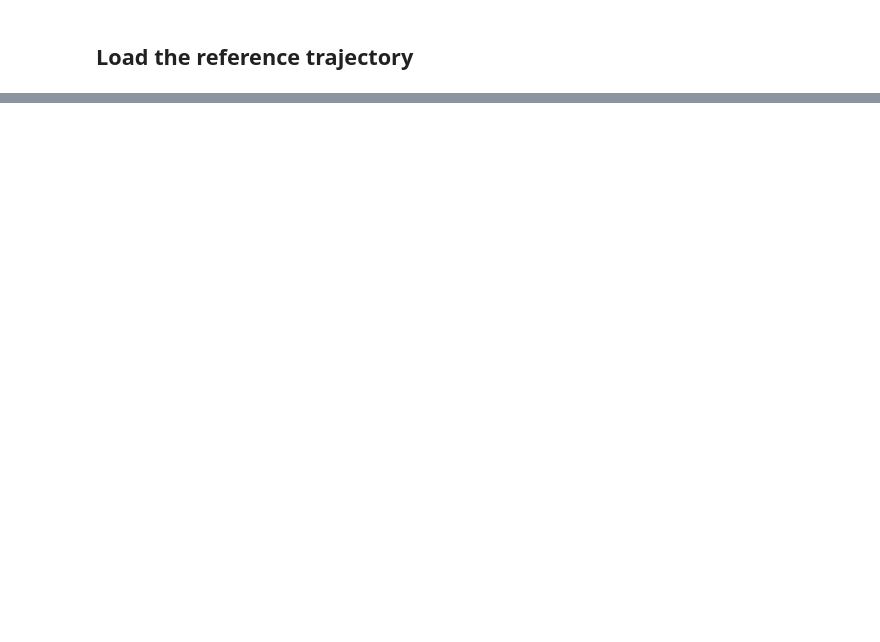
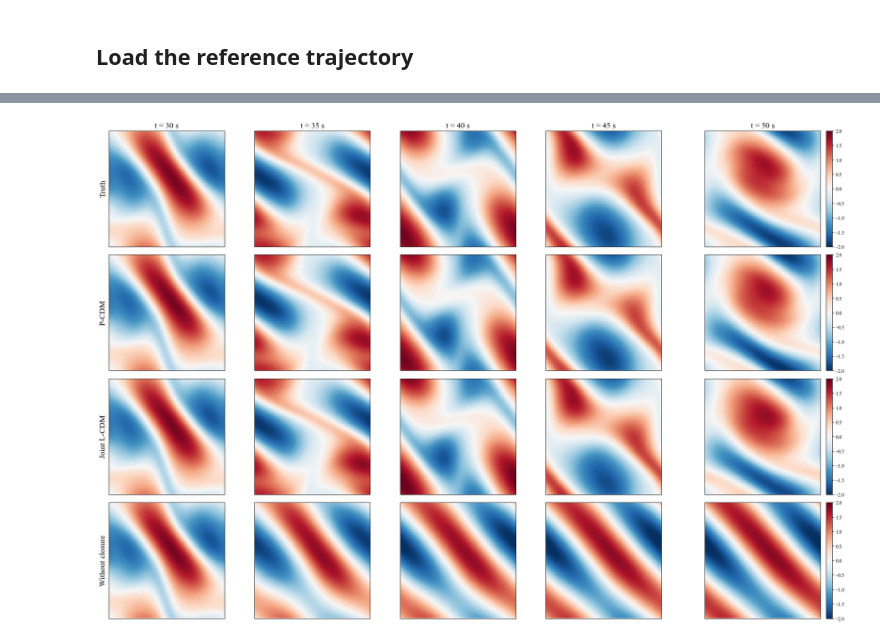
Before and after one commit to AIMS-Madison/Latent_Diffusion_Closures, a Jupyter notebook: running_demo.ipynb, the cells around one changed output, grey strips where cells are left out. Cells and saved outputs as stored; diff of their text form; code cells hidden in the pictures; blank space fills up the shorter version.

```diff
--- a/running_demo.ipynb
+++ b/running_demo.ipynb
@@ -351,7 +266,7 @@ Running 20000 steps with dt=0.001, recording every 5000 steps.
 # %%
 set_seed(42)
 pcdm_solution, simulation_times, pcdm_runtime = solve_vorticity_with_closure(
-    w0=ensemble_initial_vorticity,
+    initial_vorticity=ensemble_initial_vorticity,
     closure_sampler=sample_pcdm_closure,
     **simulation_kwargs,
 )
@@ -364,7 +276,7 @@ P-CDM runtime: 904.41 seconds
 # %%
 set_seed(42)
 joint_solution, _, joint_runtime = solve_vorticity_with_closure(
-    w0=ensemble_initial_vorticity,
+    initial_vorticity=ensemble_initial_vorticity,
     closure_sampler=sample_joint_closure,
     **simulation_kwargs,
 )
@@ -377,6 +286,6 @@ Joint L-CDM runtime: 324.68 seconds
 # %%
 baseline_solution, _, baseline_runtime = solve_vorticity_with_closure(
-    w0=ensemble_initial_vorticity,
+    initial_vorticity=ensemble_initial_vorticity,
     closure_sampler=None,
     **simulation_kwargs,
 )
@@ -456,0 +295,51 @@ plt.show()
+# %%
+snapshot_count = pcdm_solution.shape[-1]
+truth_snapshots = reference_solution[:1, ..., :snapshot_count]
+physical_times = REFERENCE_START_TIME + simulation_times.cpu().numpy()
+pcdm_mean_solution = pcdm_solution.mean(dim=0, keepdim=True)
+joint_mean_solution = joint_solution.mean(dim=0, keepdim=True)
+baseline_mean_solution = baseline_solution.mean(dim=0, keepdim=True)
+
+
+def format_physical_time(value: float) -> str:
+    return f"{value:.0f}" if np.isclose(value, round(value)) else f"{value:.3f}"
+
+
+rows = (
+    ("Truth", truth_snapshots[0]),
+    ("P-CDM", pcdm_mean_solution[0]),
+    ("Joint L-CDM", joint_mean_solution[0]),
+    ("Without closure", baseline_mean_solution[0]),
+)
+
+fig, axes = plt.subplots(
+    len(rows),
+    snapshot_count,
+    figsize=(4.2 * snapshot_count, 14),
+    squeeze=False,
+    constrained_layout=True,
+)
+for row_index, (label, fields) in enumerate(rows):
+    for column in range(snapshot_count):
+        axis = axes[row_index, column]
+        image = axis.imshow(
+            fields[..., column].detach().cpu(),
+            origin="lower",
+            cmap="RdBu_r",
+            vmin=-2.0,
+            vmax=2.0,
+        )
+        axis.set_xticks([])
+        axis.set_yticks([])
+        if row_index == 0:
+            axis.set_title(
+                f"t = {format_physical_time(physical_times[column])} s", fontsize=16
+            )
+        if column == 0:
+            axis.set_ylabel(label, fontsize=16)
+        if column == snapshot_count - 1:
+            fig.colorbar(image, ax=axis, fraction=0.046, pad=0.04)
+
+plt.show()
+# %% [output]
+[figure, added]
```
Also changed, not shown: parts of 27 cells of this notebook, 43 other files.
